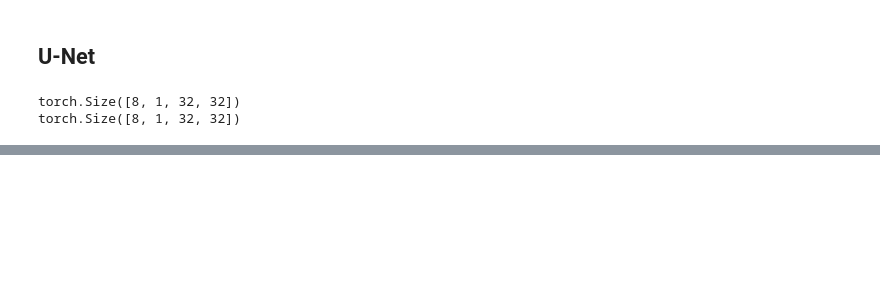
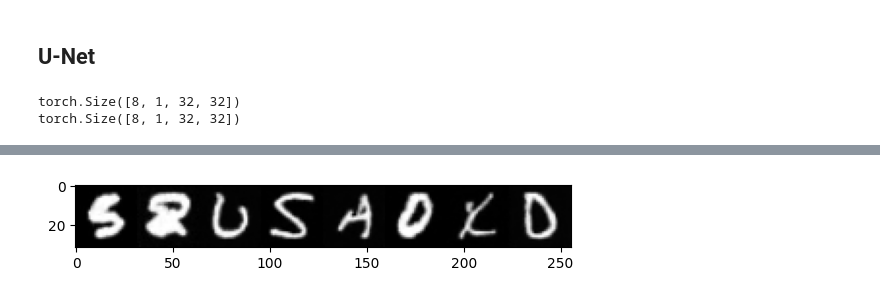
Before and after one commit to PudWin14/Generative_AI_TFM, a Jupyter notebook: Diffusion/Training_diffusion/Training_with_letters/Letters_diffusion.ipynb, the cells around one changed output, grey strips where cells are left out. Saved outputs shown, nothing was run; the diff lists cells and outputs as text; code cells hidden in the pictures; blank space fills up the shorter version.

```diff
--- a/Diffusion/Training_diffusion/Training_with_letters/Letters_diffusion.ipynb
+++ b/Diffusion/Training_diffusion/Training_with_letters/Letters_diffusion.ipynb
@@ -112,6 +111,13 @@ def show_images(images_tensor:torch.tensor):
             plt.imshow(x_cat.movedim(0,-1));
     else:
         plt.imshow(x_cat,cmap="gray");
+# %%
+def show_images_list(images_list:list[torch.Tensor]) -> None:
+
+    images_tensor = torch.concat(images_list,dim=0)
+
+    # return images_tensor
+    show_images(images_tensor.unsqueeze(1))
 # %% [markdown]
 ## Preparing images to the net
 # %%
@@ -190,0 +367,6 @@ torch.Size([8, 1, 32, 32])
+# %%
+ToTensor = transforms.ToTensor()
+imgs_tensor = [ToTensor(img) for img in ims]
+show_images_list(images_list=imgs_tensor)
+# %% [output]
+[figure, added]
```
Also changed, not shown: parts of 16 cells of this notebook.
